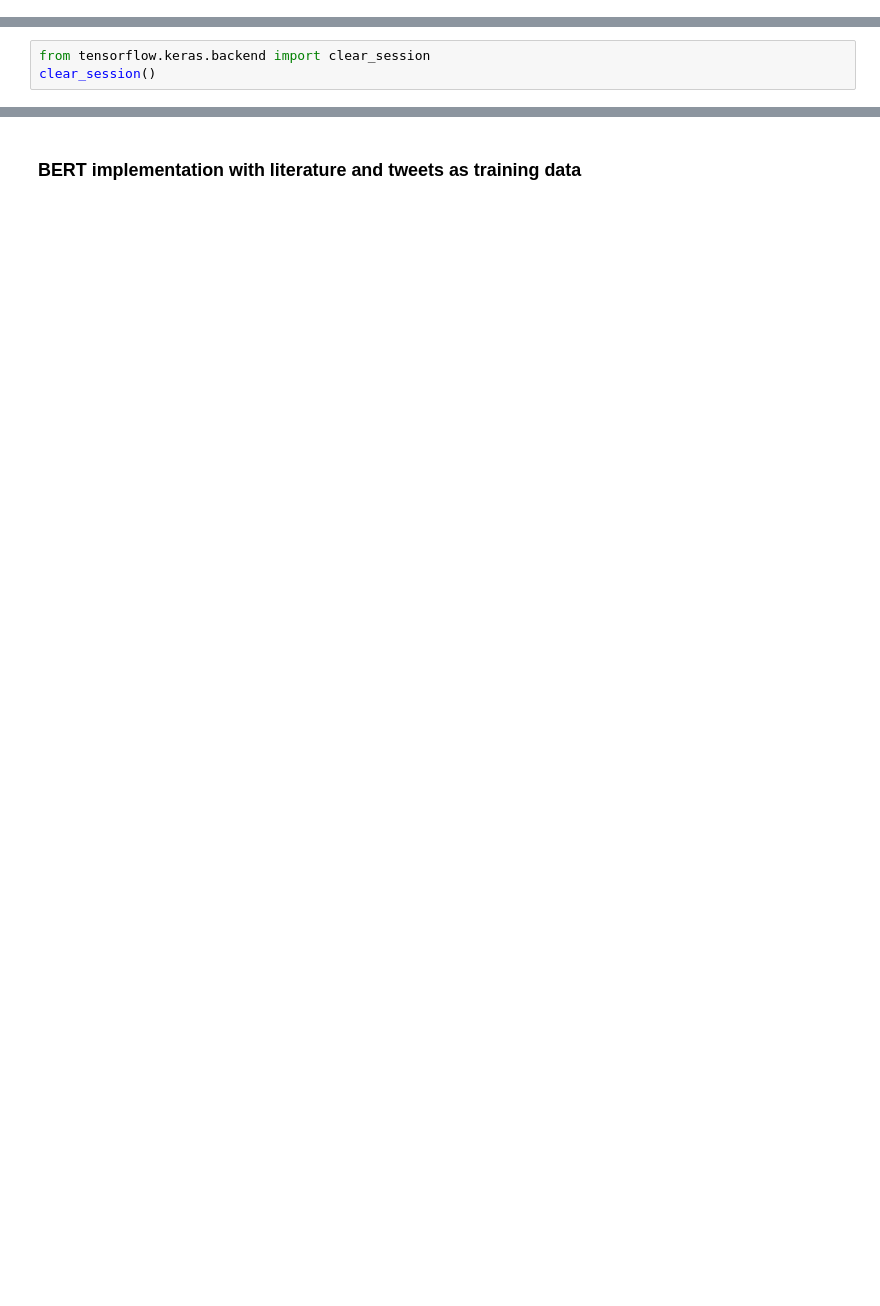
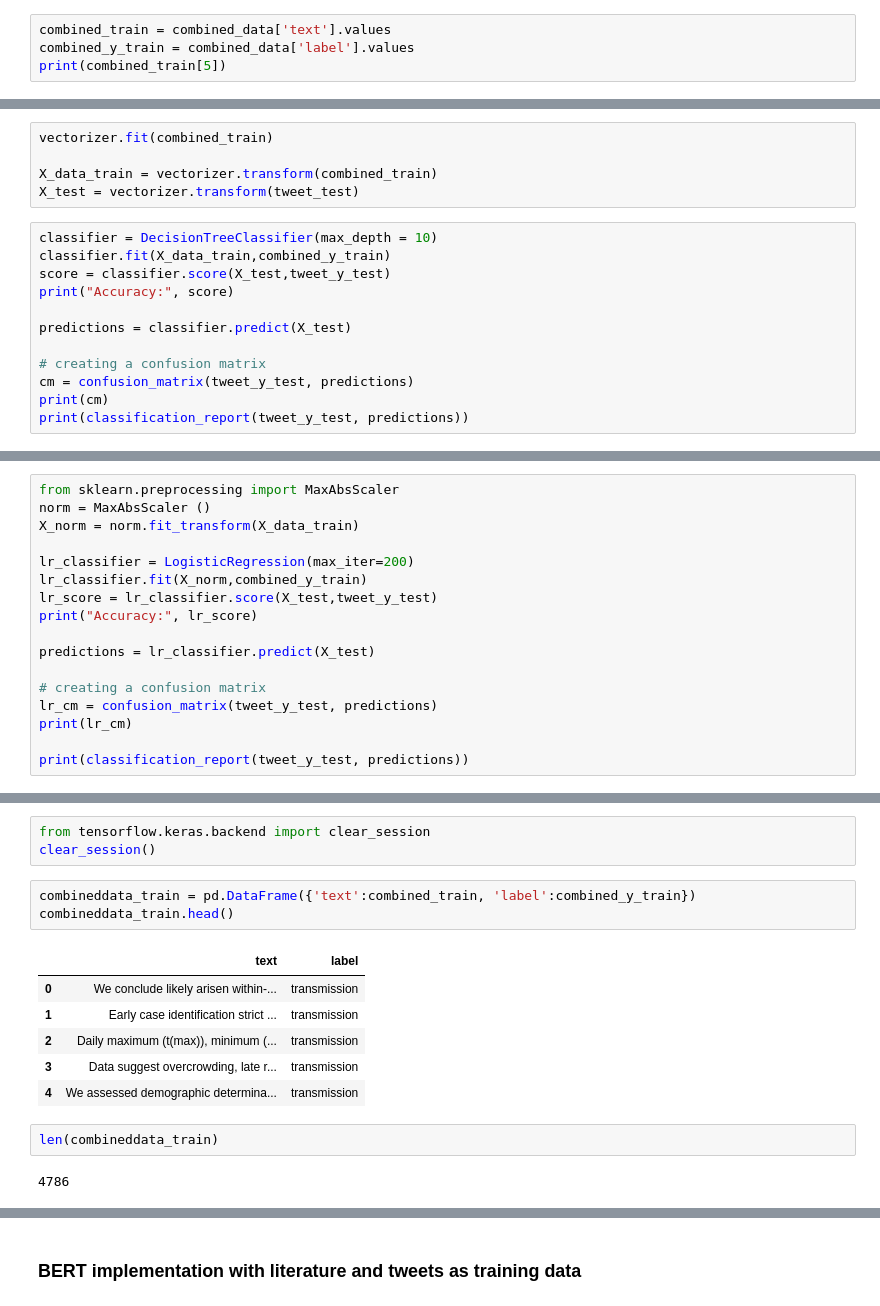
Before and after one commit to samOpare/classification-with-BERT, a Jupyter notebook: main.ipynb, the cells around one changed output, grey strips where cells are left out. Drawn from its saved outputs; the diff is of its cells as text; blank space fills up the shorter version.

```diff
--- a/main.ipynb
+++ b/main.ipynb
@@ -414,0 +565,4 @@ array([[ 0,  4,  0,  1,  0],
+# %%
+combined_train = combined_data['text'].values
+combined_y_train = combined_data['label'].values
+print(combined_train[5])
@@ -414,0 +584,17 @@ array([[ 0,  4,  0,  1,  0],
+# %%
+vectorizer.fit(combined_train)
+
+X_data_train = vectorizer.transform(combined_train)
+X_test = vectorizer.transform(tweet_test)
+# %%
+classifier = DecisionTreeClassifier(max_depth = 10)
+classifier.fit(X_data_train,combined_y_train)
+score = classifier.score(X_test,tweet_y_test)
+print("Accuracy:", score)
+
+predictions = classifier.predict(X_test)
+
+# creating a confusion matrix
+cm = confusion_matrix(tweet_y_test, predictions)
+print(cm)
+print(classification_report(tweet_y_test, predictions))
@@ -414,0 +619,17 @@ array([[ 0,  4,  0,  1,  0],
+# %%
+from sklearn.preprocessing import MaxAbsScaler
+norm = MaxAbsScaler ()
+X_norm = norm.fit_transform(X_data_train)
+
+lr_classifier = LogisticRegression(max_iter=200)
+lr_classifier.fit(X_norm,combined_y_train)
+lr_score = lr_classifier.score(X_test,tweet_y_test)
+print("Accuracy:", lr_score)
+
+predictions = lr_classifier.predict(X_test)
+
+# creating a confusion matrix
+lr_cm = confusion_matrix(tweet_y_test, predictions)
+print(lr_cm)
+
+print(classification_report(tweet_y_test, predictions))
@@ -774,3 +1046,17 @@ plot_history(train_history_lt)
 # %%
 from tensorflow.keras.backend import clear_session
 clear_session()
+# %%
+combineddata_train = pd.DataFrame({'text':combined_train, 'label':combined_y_train})
+combineddata_train.head()
+# %% [output]
+|  | text | label |
+| 0 | We conclude likely arisen within-... | transmission |
+| 1 | Early case identification strict ... | transmission |
+| 2 | Daily maximum (t(max)), minimum (... | transmission |
+| 3 | Data suggest overcrowding, late r... | transmission |
+| 4 | We assessed demographic determina... | transmission |
+# %%
+len(combineddata_train)
+# %% [output]
+4786
```
Also changed, not shown: parts of 69 cells of this notebook.
